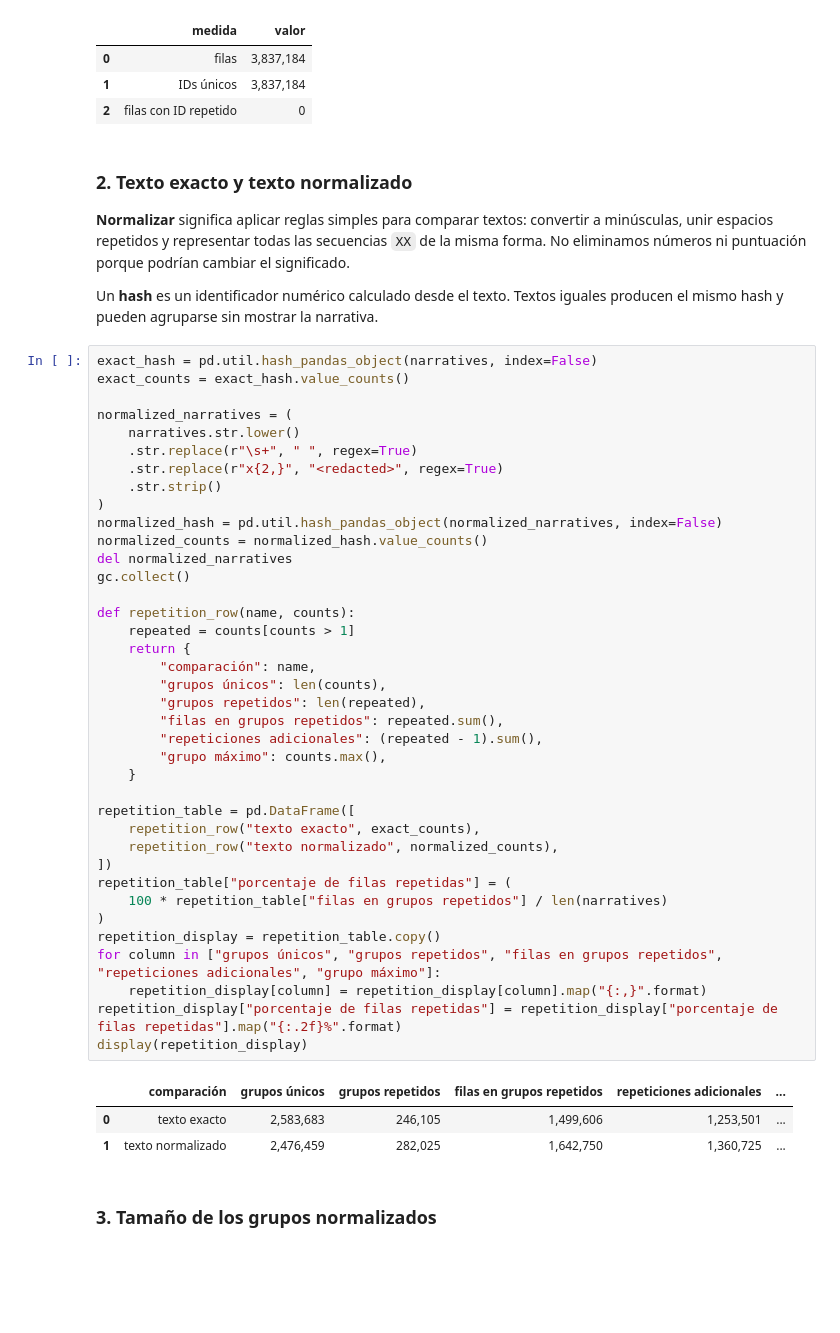
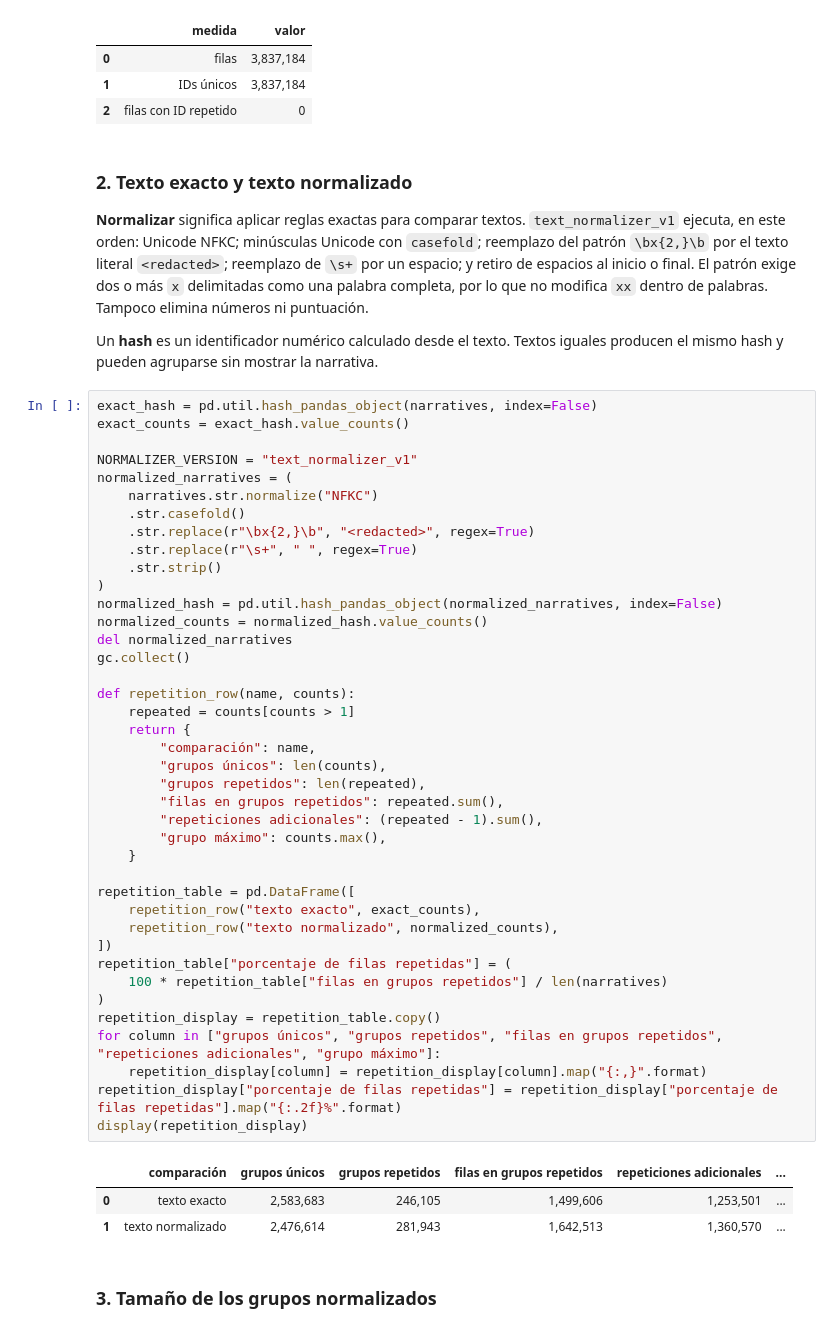
Before and after one commit to Codenid/capstone-claims-triage, a Jupyter notebook: notebooks/01_eda.ipynb, the cells around one changed output. Saved outputs shown, nothing was run; the diff lists cells and outputs as text; blank space fills up the shorter version.

```diff
--- a/notebooks/01_eda.ipynb
+++ b/notebooks/01_eda.ipynb
@@ -964,51 +964,53 @@ display(id_summary)
 # %% [markdown]
 ### 2. Texto exacto y texto normalizado
 
-**Normalizar** significa aplicar reglas simples para comparar textos: convertir a minúsculas, unir espacios repetidos y representar todas las secuencias `XX` de la misma forma. No eliminamos números ni puntuación porque podrían cambiar el significado.
+**Normalizar** significa aplicar reglas exactas para comparar textos. `text_normalizer_v1` ejecuta, en este orden: Unicode NFKC; minúsculas Unicode con `casefold`; reemplazo del patrón `\bx{2,}\b` por el texto literal `<redacted>`; reemplazo de `\s+` por un espacio; y retiro de espacios al inicio o final. El patrón exige dos o más `x` delimitadas como una palabra completa, por lo que no modifica `xx` dentro de palabras. Tampoco elimina números ni puntuación.
 
 Un **hash** es un identificador numérico calculado desde el texto. Textos iguales producen el mismo hash y pueden agruparse sin mostrar la narrativa.
 # %%
 exact_hash = pd.util.hash_pandas_object(narratives, index=False)
 exact_counts = exact_hash.value_counts()
 
+NORMALIZER_VERSION = "text_normalizer_v1"
 normalized_narratives = (
-    narratives.str.lower()
+    narratives.str.normalize("NFKC")
+    .str.casefold()
+    .str.replace(r"\bx{2,}\b", "<redacted>", regex=True)
     .str.replace(r"\s+", " ", regex=True)
-    .str.replace(r"x{2,}", "<redacted>", regex=True)
     .str.strip()
 )
 normalized_hash = pd.util.hash_pandas_object(normalized_narratives, index=False)
 normalized_counts = normalized_hash.value_counts()
 del normalized_narratives
 gc.collect()
 
 def repetition_row(name, counts):
     repeated = counts[counts > 1]
     return {
         "comparación": name,
         "grupos únicos": len(counts),
         "grupos repetidos": len(repeated),
         "filas en grupos repetidos": repeated.sum(),
         "repeticiones adicionales": (repeated - 1).sum(),
         "grupo máximo": counts.max(),
     }
 
 repetition_table = pd.DataFrame([
     repetition_row("texto exacto", exact_counts),
     repetition_row("texto normalizado", normalized_counts),
 ])
 repetition_table["porcentaje de filas repetidas"] = (
     100 * repetition_table["filas en grupos repetidos"] / len(narratives)
 )
 repetition_display = repetition_table.copy()
 for column in ["grupos únicos", "grupos repetidos", "filas en grupos repetidos", "repeticiones adicionales", "grupo máximo"]:
     repetition_display[column] = repetition_display[column].map("{:,}".format)
 repetition_display["porcentaje de filas repetidas"] = repetition_display["porcentaje de filas repetidas"].map("{:.2f}%".format)
 display(repetition_display)
 # %% [output]
 |  | comparación | grupos únicos | grupos repetidos | filas en grupos repetidos | repeticiones adicionales | ... |
 | 0 | texto exacto | 2,583,683 | 246,105 | 1,499,606 | 1,253,501 | ... |
-| 1 | texto normalizado | 2,476,459 | 282,025 | 1,642,750 | 1,360,725 | ... |
+| 1 | texto normalizado | 2,476,614 | 281,943 | 1,642,513 | 1,360,570 | ... |
 # %% [markdown]
 ### 3. Tamaño de los grupos normalizados
 # %%
```
Also changed, not shown: parts of 17 cells of this notebook, 1 other file.
